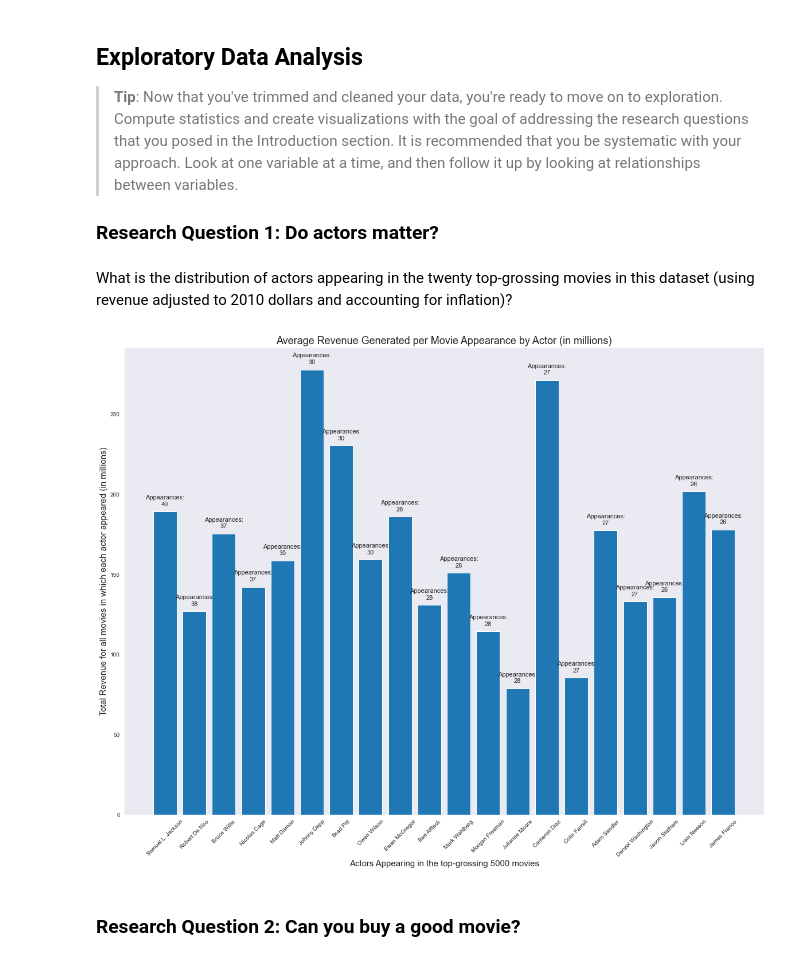
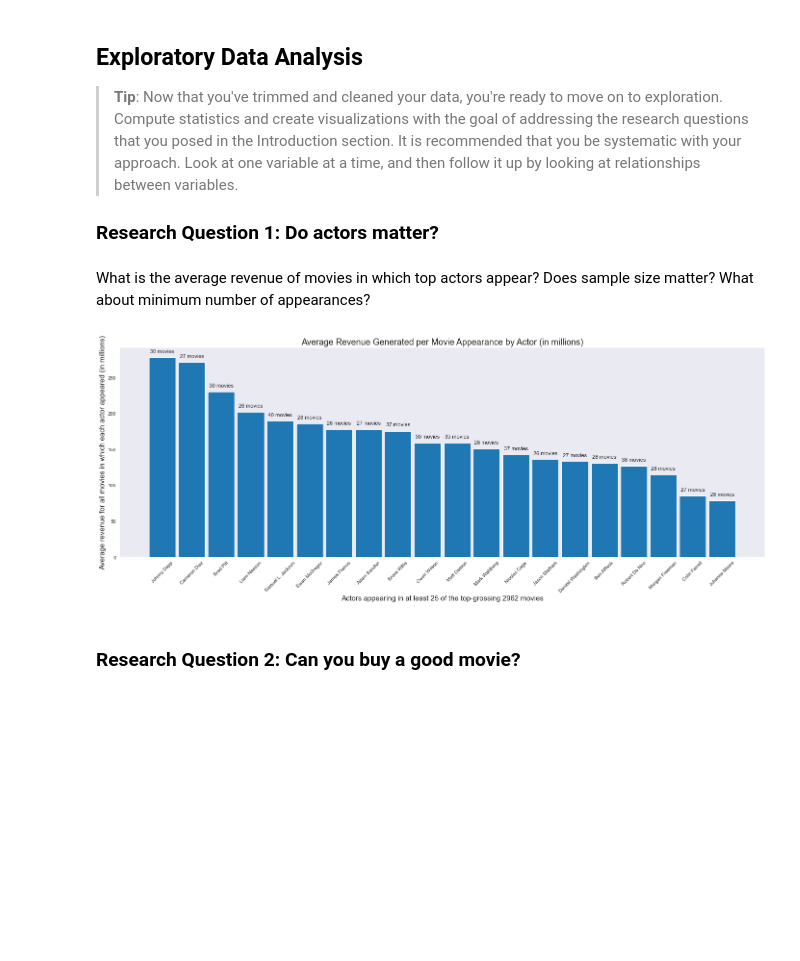
Before and after one commit to chupwalla/investigate_dataset, a Jupyter notebook: project_one.ipynb, the cells around one changed output. Cells and saved outputs as stored; diff of their text form; code cells hidden in the pictures; blank space fills up the shorter version.

Commit message:
Done with question one

```diff
--- a/project_one.ipynb
+++ b/project_one.ipynb
@@ -183,11 +183,13 @@ memory usage: 370.2+ KB
 > **Tip**: Now that you've trimmed and cleaned your data, you're ready to move on to exploration. Compute statistics and create visualizations with the goal of addressing the research questions that you posed in the Introduction section. It is recommended that you be systematic with your approach. Look at one variable at a time, and then follow it up by looking at relationships between variables.
 
 ### Research Question 1: Do actors matter?
-# %% [markdown]
-What is the distribution of actors appearing in the twenty top-grossing movies in this dataset (using revenue adjusted to 2010 dollars and accounting for inflation)?
+# %% [markdown]
+What is the average revenue of movies in which top actors appear? Does sample size matter? What about minimum number of appearances?
 # %%
+# Explore different sample sizes and minimum number of appearances
+# 4/100, 6/250, 10/500, 15/1000 25/len(movie_db)
 # Number of movies to include in the metric:
-movie_set = 5000
+movie_set = len(movie_db)
 # Minimum number of appearances allowable:
 actor_appearances = 25
 # Top Grossing Movies:
@@ -208,6 +210,8 @@ for row, title, revenue in data:
 actors_list = actors_list.T
 actors_list[1] = actors_list[1].astype(float)
 # %%
+# Create a dataframe with the appropriate information to answer the question
+
 appearances = dict()
 total_revenue = dict()
 for title, actors, revenue in actors_list.itertuples():
@@ -220,27 +224,32 @@ for title, actors, revenue in actors_list.itertuples():
             appearances[actor] += 1
         else:
             appearances[actor] = 1
+
 appearances_sorted = dict(sorted(appearances.items(), key=lambda x:x[1], reverse=True))
-actor_metrics = pd.DataFrame(appearances_sorted, index=["Appearances"]).T
+
+actor_metrics = pd.DataFrame(appearances, index=["Appearances"]).T
+
 actor_metrics['Total Revenue'] = actor_metrics.index.map(total_revenue)
+actor_metrics['Average Revenue'] = actor_metrics['Total Revenue']/actor_metrics['Appearances']
+actor_metrics = actor_metrics.sort_values(by='Average Revenue', ascending=False)
 actor_metrics = actor_metrics[actor_metrics['Appearances'] > actor_appearances]
 # %%
 xs = actor_metrics.index
-ys = actor_metrics['Total Revenue']/actor_metrics['Appearances']
+x_width = len(xs) * 1.4
+ys = actor_metrics['Average Revenue']
 ls = actor_metrics['Appearances']
-plt.figure(figsize=(20, 15))
+plt.figure(figsize=(x_size, 8))
 plt.title("Average Revenue Generated per Movie Appearance by Actor (in millions)", fontsize=18)
 plt.xticks(rotation=45)
-plt.xlabel(f"Actors Appearing in the top-grossing {movie_set} movies", fontsize=15)
-plt.ylabel("Total Revenue for all movies in which each actor appeared (in millions)", fontsize=15)
-plt.bar(xs, ys)
+plt.xlabel(f"Actors appearing in at least {actor_appearances} of the top-grossing {movie_set} movies", fontsize=15)
+plt.ylabel("Average revenue for all movies in which each actor appeared (in millions)", fontsize=15)
+plt.bar(xs, ys, width=.9)
 for x, y, l in zip(xs, ys, ls):
-    # label = "{:.2f}".format(l)
-    label = f'Appearances:\n{l}'
+    label = f'{l} movies'
     plt.annotate(label, (x, y), textcoords="offset points", xytext=(0, 10), ha='center', fontsize=11)
 plt.show()
 # %% [output]
-[figure, old version]
+[figure, new version]
 # %% [markdown]
 ### Research Question 2: Can you buy a good movie?
 # %%
```
Also changed, not shown: 5 other files.
